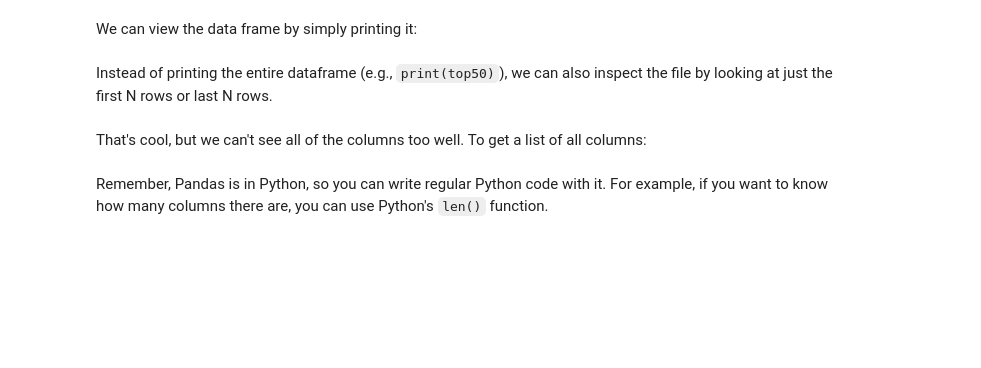
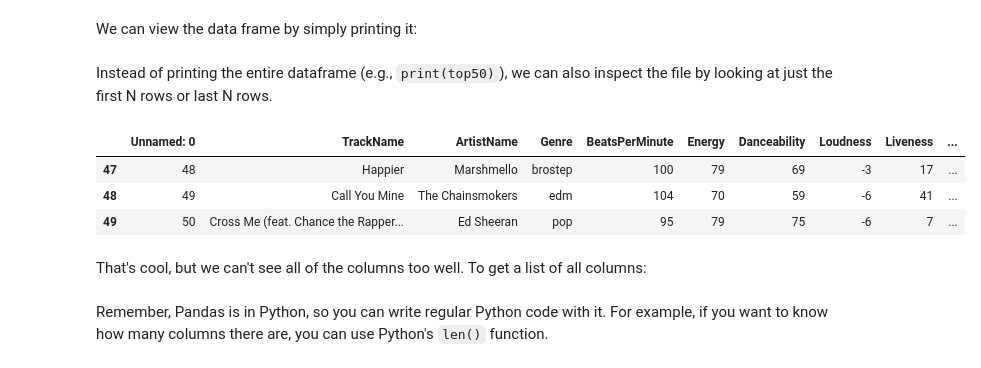
Before and after one commit to tth63425/2019-CS109A, a Jupyter notebook: content/lectures/lecture3/presentation/Lecture3_Notebook.ipynb, the cells around one changed output. Cells and saved outputs as stored; diff of their text form; code cells hidden in the pictures; blank space fills up the shorter version.

```diff
--- a/content/lectures/lecture3/presentation/Lecture3_Notebook.ipynb
+++ b/content/lectures/lecture3/presentation/Lecture3_Notebook.ipynb
@@ -160,8 +160,13 @@ top50
 # %% [markdown]
 Instead of printing the entire dataframe (e.g., ``print(top50)``), we can also inspect the file by looking at just the first N rows or last N rows.
 # %%
-#top50.head(3) # first 3 rows
-#top50.tail(3)) # last 3 rows
+top50.head(3) # first 3 rows
+top50.tail(3) # last 3 rows
+# %% [output]
+|  | Unnamed: 0 | TrackName | ArtistName | Genre | BeatsPerMinute | Energy | Danceability | Loudness | Liveness | ... |
+| 47 | 48 | Happier | Marshmello | brostep | 100 | 79 | 69 | -3 | 17 | ... |
+| 48 | 49 | Call You Mine | The Chainsmokers | edm | 104 | 70 | 59 | -6 | 41 | ... |
+| 49 | 50 | Cross Me (feat. Chance the Rapper... | Ed Sheeran | pop | 95 | 79 | 75 | -6 | 7 | ... |
 # %% [markdown]
 That's cool, but we can't see all of the columns too well. To get a list of all columns:
 # %%
```
Also changed, not shown: parts of 3 cells of this notebook, 17 other files.
